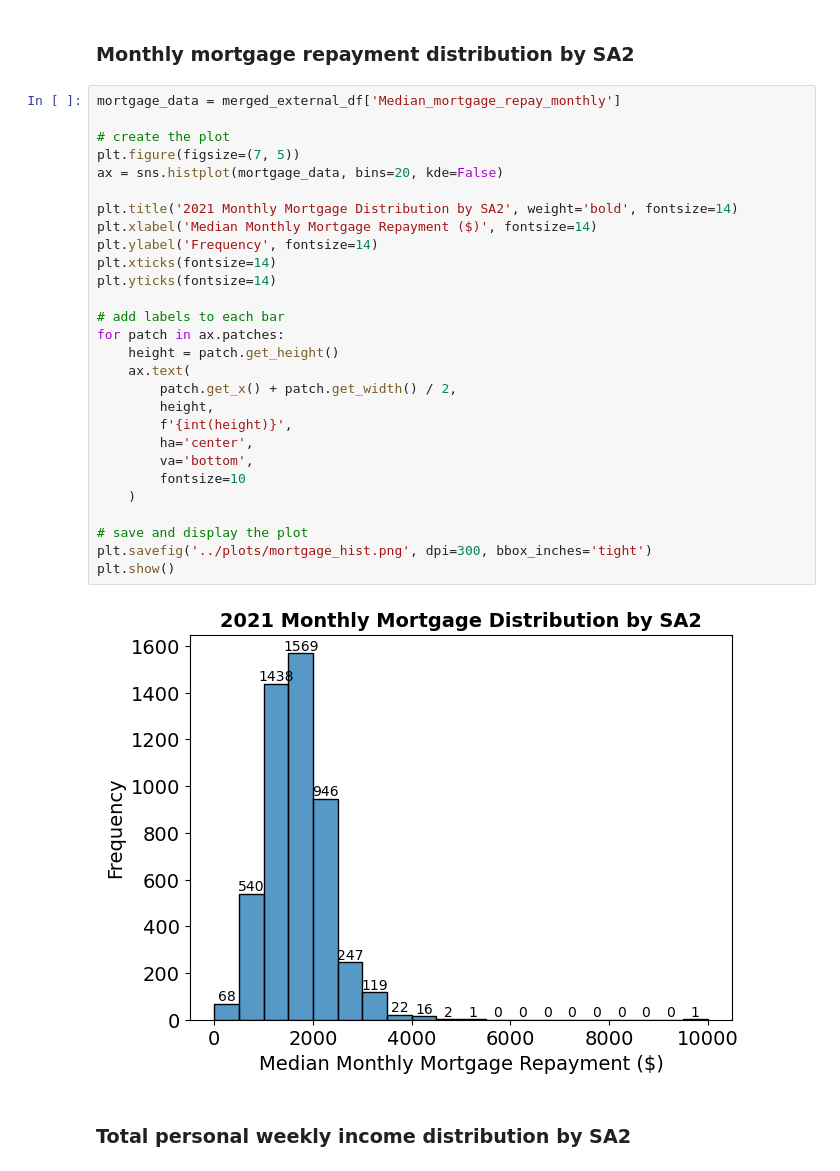
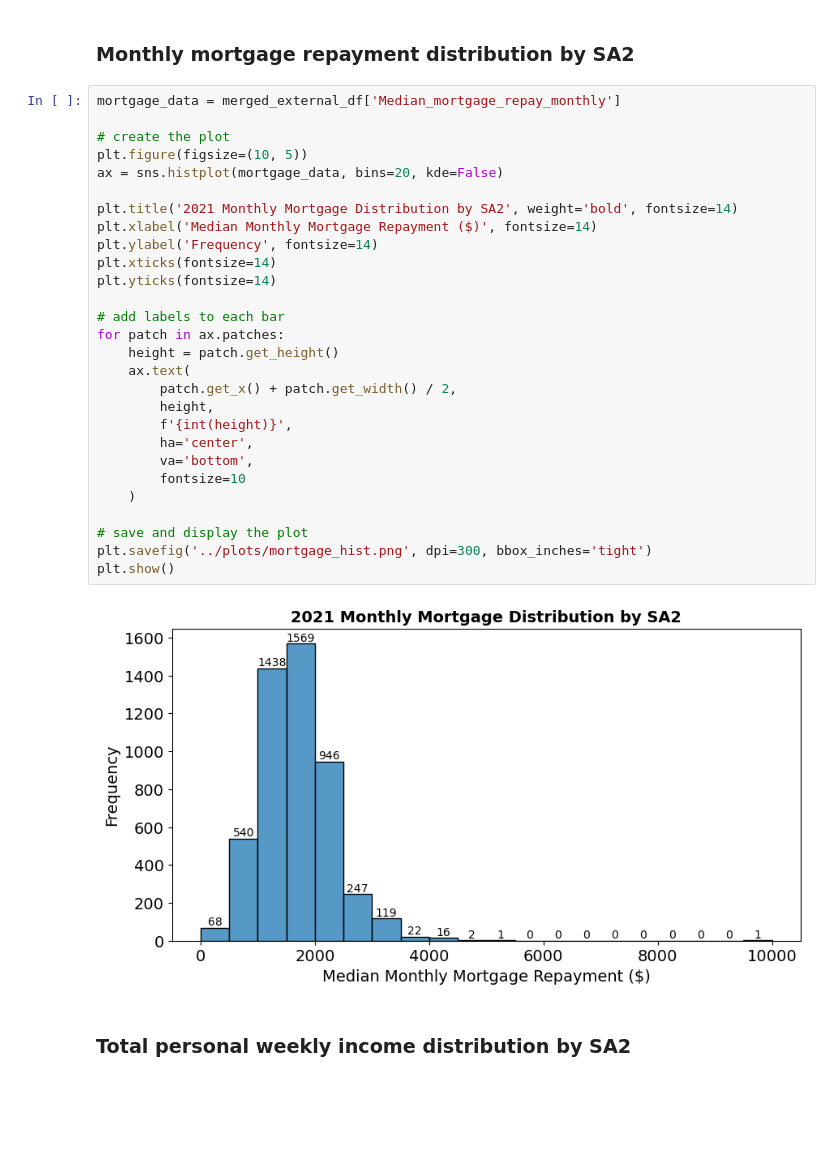
Before and after one commit to MAST30034-AppliedDataScience/project-2-group-buy-now-pay-later-industry-project-28, a Jupyter notebook: notebooks/3_Visualisation.ipynb, the cells around one changed output. Cells and saved outputs as stored; diff of their text form; blank space fills up the shorter version.

```diff
--- a/notebooks/3_Visualisation.ipynb
+++ b/notebooks/3_Visualisation.ipynb
@@ -206,33 +221,33 @@ plt.show()
 # %%
 mortgage_data = merged_external_df['Median_mortgage_repay_monthly']
 
 # create the plot
-plt.figure(figsize=(7, 5))
+plt.figure(figsize=(10, 5))
 ax = sns.histplot(mortgage_data, bins=20, kde=False)
 
 plt.title('2021 Monthly Mortgage Distribution by SA2', weight='bold', fontsize=14)
 plt.xlabel('Median Monthly Mortgage Repayment ($)', fontsize=14)
 plt.ylabel('Frequency', fontsize=14)
 plt.xticks(fontsize=14)
 plt.yticks(fontsize=14)
 
 # add labels to each bar
 for patch in ax.patches:
     height = patch.get_height()
     ax.text(
         patch.get_x() + patch.get_width() / 2,
         height,
         f'{int(height)}',
         ha='center',
         va='bottom',
         fontsize=10
     )
 
 # save and display the plot
 plt.savefig('../plots/mortgage_hist.png', dpi=300, bbox_inches='tight')
 plt.show()
 # %% [output]
-[figure, old version]
+[figure, new version]
 # %% [markdown]
 ### Total personal weekly income distribution by SA2
 # %%
```
Also changed, not shown: parts of 34 cells of this notebook, 14 other files.
